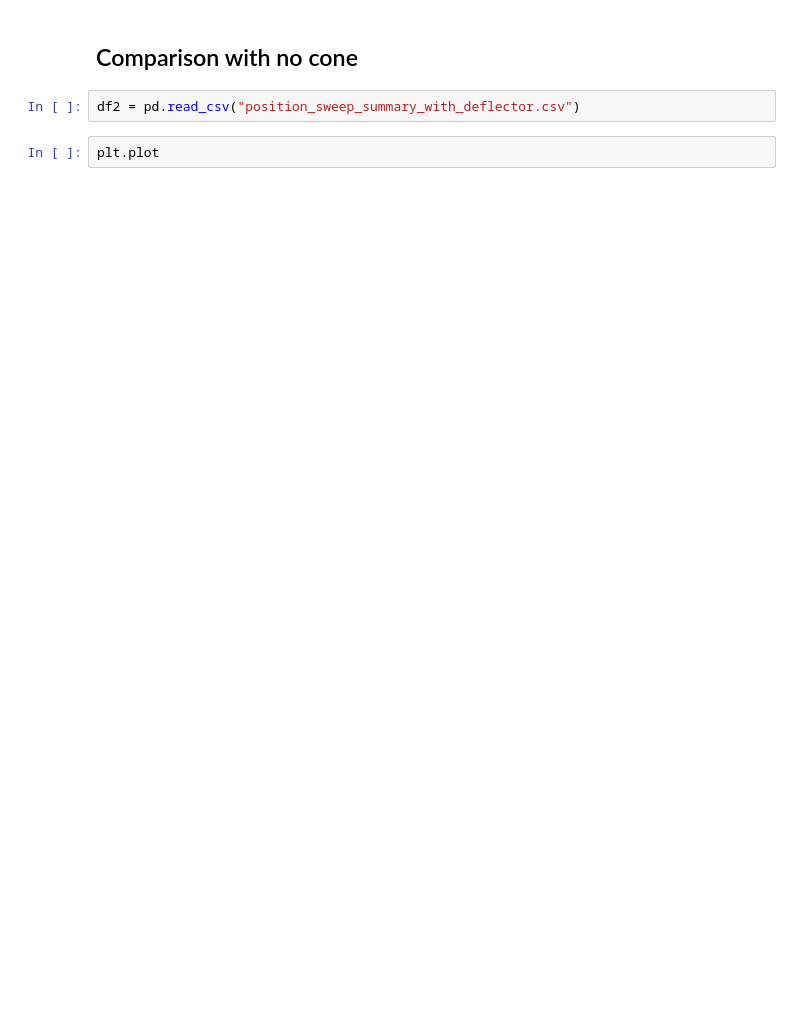
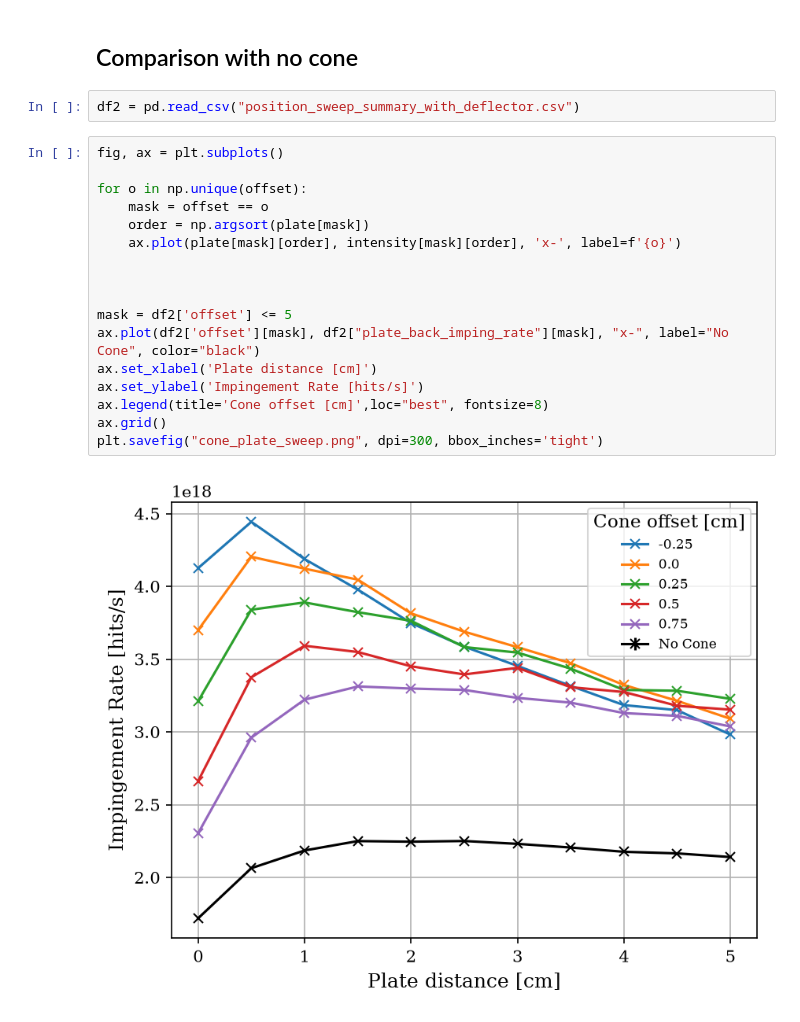
Before and after one commit to Morganyo123/Molfow_Sweep, a Jupyter notebook: experiments/2_plate_cone_sweep/analysis.ipynb, the cells around one changed output. Drawn from its saved outputs; the diff is of its cells as text; blank space fills up the shorter version.

```diff
--- a/experiments/2_plate_cone_sweep/analysis.ipynb
+++ b/experiments/2_plate_cone_sweep/analysis.ipynb
@@ -142,4 +123,21 @@ plt.show()
 # %%
 df2 = pd.read_csv("position_sweep_summary_with_deflector.csv")
 # %%
-plt.plot
+fig, ax = plt.subplots()
+
+for o in np.unique(offset):
+    mask = offset == o
+    order = np.argsort(plate[mask])
+    ax.plot(plate[mask][order], intensity[mask][order], 'x-', label=f'{o}')
+
+
+
+mask = df2['offset'] <= 5
+ax.plot(df2['offset'][mask], df2["plate_back_imping_rate"][mask], "x-", label="No Cone", color="black")
+ax.set_xlabel('Plate distance [cm]')
+ax.set_ylabel('Impingement Rate [hits/s]')
+ax.legend(title='Cone offset [cm]',loc="best", fontsize=8)
+ax.grid()
+plt.savefig("cone_plate_sweep.png", dpi=300, bbox_inches='tight')
+# %% [output]
+[figure, added]
```
Also changed, not shown: parts of 4 cells of this notebook, 1 other file.
